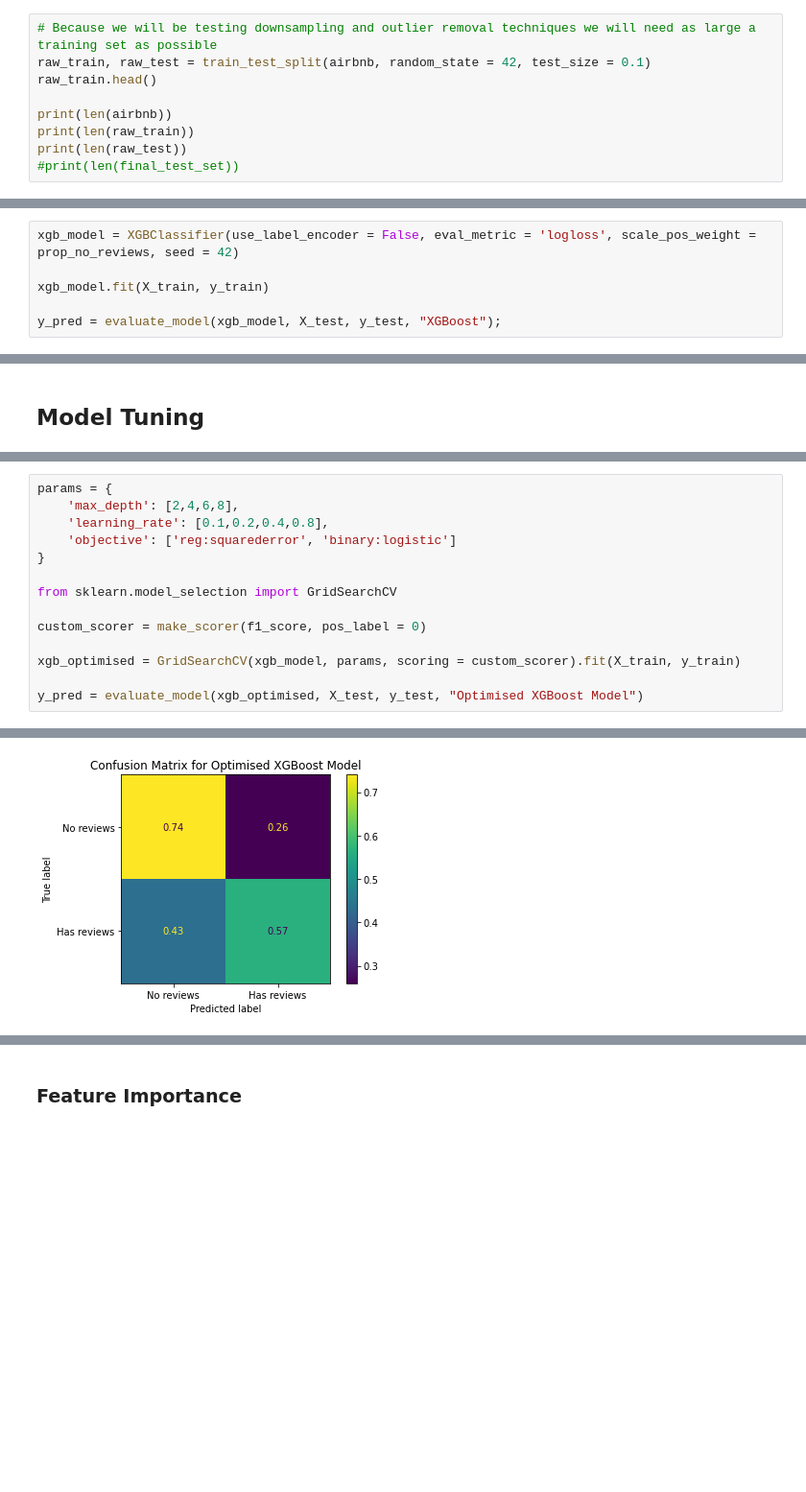
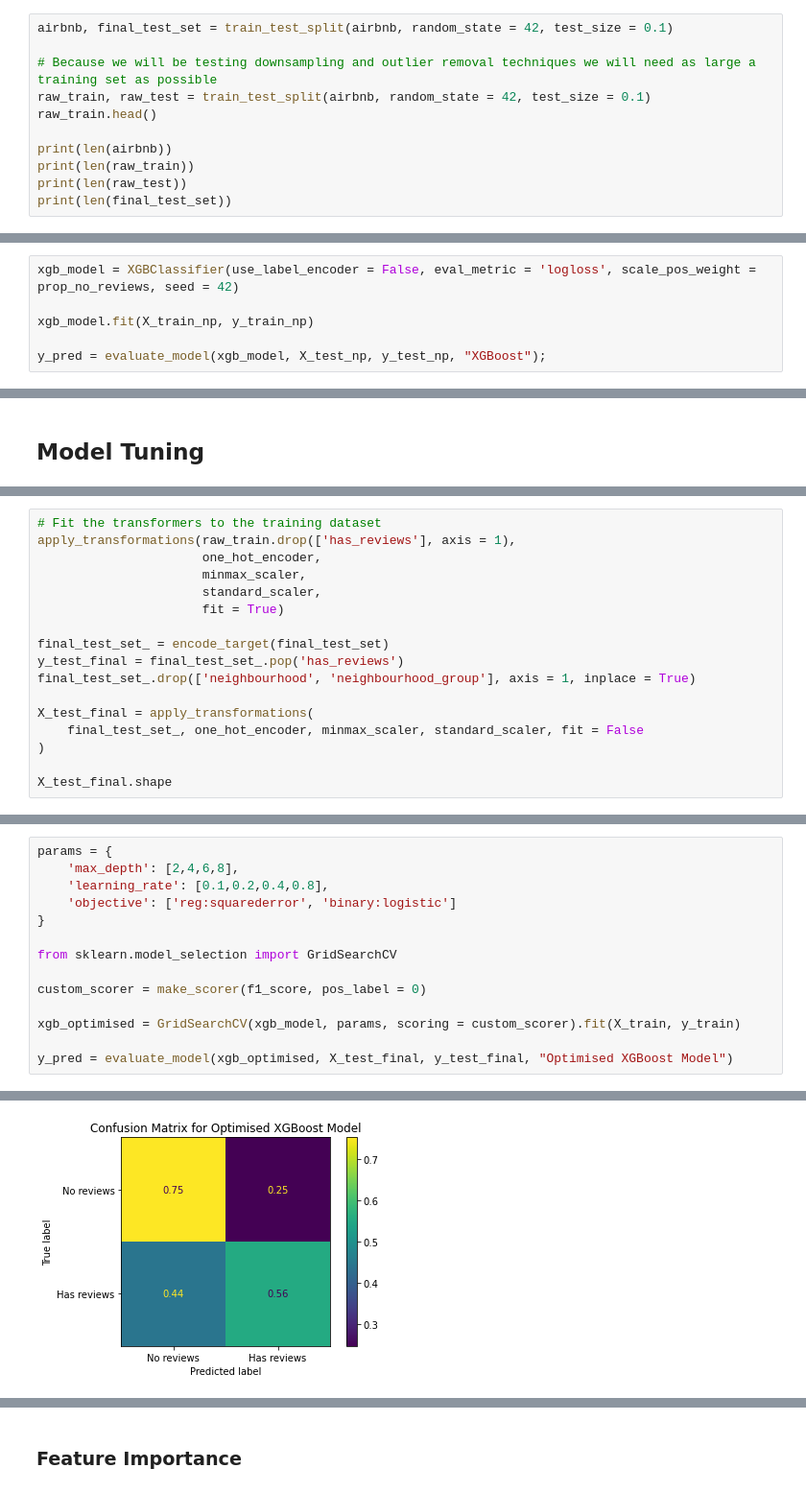
Before and after one commit to miahatton/airbnb_reviews, a Jupyter notebook: WRIT1_v3.ipynb, the cells around one changed output, grey strips where cells are left out. Shown at 96% size. Drawn from its saved outputs; the diff is of its cells as text; blank space fills up the shorter version.

```diff
--- a/WRIT1_v3.ipynb
+++ b/WRIT1_v3.ipynb
@@ -160,6 +160,8 @@ airbnb.head()
 
 At this point we should separate our training data from our test data. We will note all of the steps we perform on the training data and repeat them on the test data. This prevents information leakage from the test set **(CITE)**.
 # %%
+airbnb, final_test_set = train_test_split(airbnb, random_state = 42, test_size = 0.1)
+
 # Because we will be testing downsampling and outlier removal techniques we will need as large a training set as possible
 raw_train, raw_test = train_test_split(airbnb, random_state = 42, test_size = 0.1)
 raw_train.head()
@@ -167,5 +169,5 @@ raw_train.head()
 print(len(airbnb))
 print(len(raw_train))
 print(len(raw_test))
-#print(len(final_test_set))
+print(len(final_test_set))
 # %% [output]
@@ -1112,9 +1115,9 @@ By far the best-performing model was the XGBoost, particularly when the full dat
 # %%
 xgb_model = XGBClassifier(use_label_encoder = False, eval_metric = 'logloss', scale_pos_weight = prop_no_reviews, seed = 42)
 
-xgb_model.fit(X_train, y_train)
+xgb_model.fit(X_train_np, y_train_np)
 
-y_pred = evaluate_model(xgb_model, X_test, y_test, "XGBoost");
+y_pred = evaluate_model(xgb_model, X_test_np, y_test_np, "XGBoost");
 # %% [output]
 F1 scores for  XGBoost :
 
@@ -1127,0 +1133,17 @@ This model performs much better than all of the previous models, so will be sele
+# %%
+# Fit the transformers to the training dataset
+apply_transformations(raw_train.drop(['has_reviews'], axis = 1),
+                      one_hot_encoder,
+                      minmax_scaler,
+                      standard_scaler,
+                      fit = True)
+
+final_test_set_ = encode_target(final_test_set)
+y_test_final = final_test_set_.pop('has_reviews')
+final_test_set_.drop(['neighbourhood', 'neighbourhood_group'], axis = 1, inplace = True)
+
+X_test_final = apply_transformations(
+    final_test_set_, one_hot_encoder, minmax_scaler, standard_scaler, fit = False
+)
+
+X_test_final.shape
@@ -1138,5 +1162,5 @@ custom_scorer = make_scorer(f1_score, pos_label = 0)
 
 xgb_optimised = GridSearchCV(xgb_model, params, scoring = custom_scorer).fit(X_train, y_train)
 
-y_pred = evaluate_model(xgb_optimised, X_test, y_test, "Optimised XGBoost Model")
+y_pred = evaluate_model(xgb_optimised, X_test_final, y_test_final, "Optimised XGBoost Model")
 # %% [output]
@@ -1148,4 +1171,4 @@ Macro average F1 score:          0.5631825609072681
-[figure, old version]
+[figure, new version]
 # %%
 xgb_optimised.best_params_
 # %% [output]
```
Also changed, not shown: parts of 70 cells of this notebook, 1 other file.
